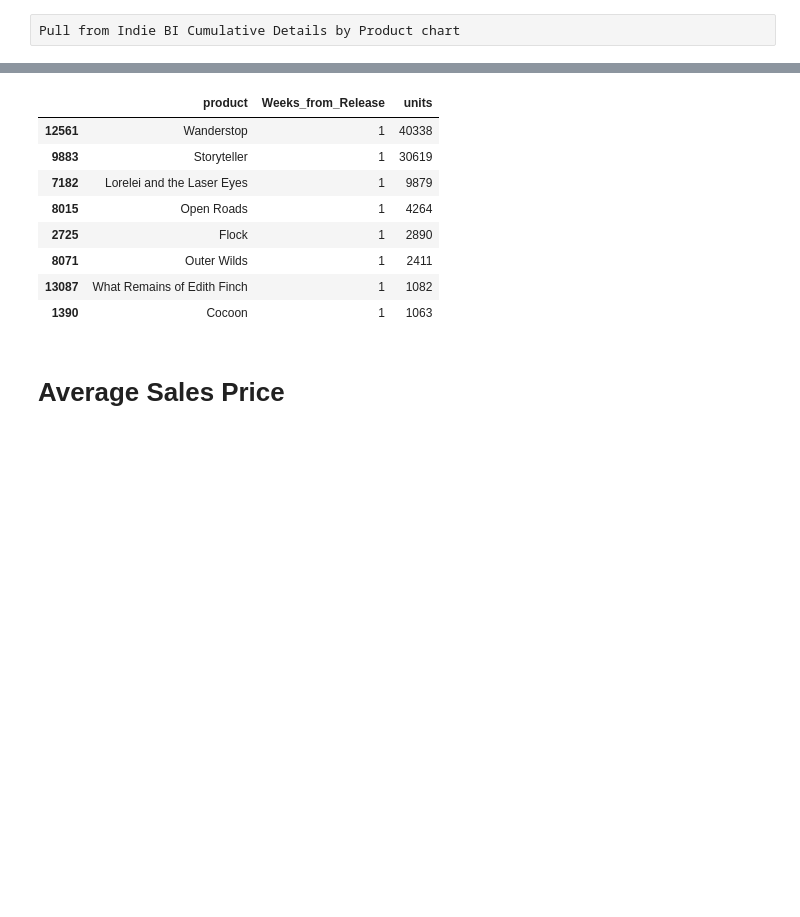
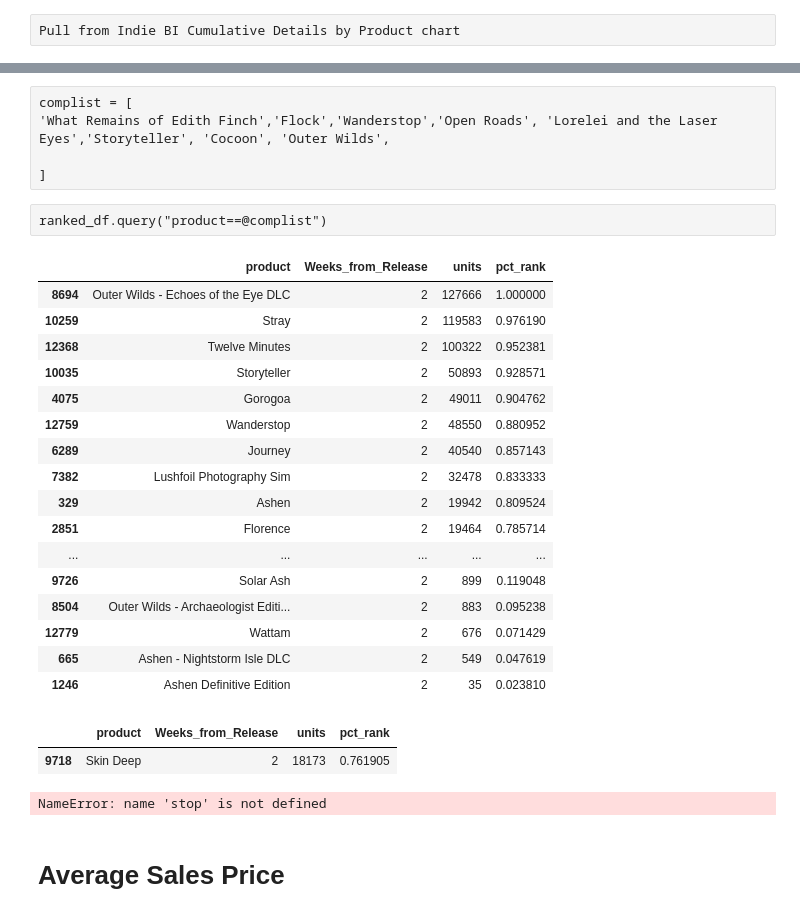
Before and after one commit to dougsack/IndieBI-Sales-EDA, a Jupyter notebook: Comparison to Past Titles.ipynb, the cells around one changed output, grey strips where cells are left out. Cells and saved outputs as stored; diff of their text form; code cells hidden in the pictures; blank space fills up the shorter version.

```diff
--- a/Comparison to Past Titles.ipynb
+++ b/Comparison to Past Titles.ipynb
@@ -134,15 +181,41 @@ complist = [
-# %%
-ranked_df.query("product==@complist")
-# %% [output]
-|  | product | Weeks_from_Release | units |
-| 12561 | Wanderstop | 1 | 40338 |
-| 9883 | Storyteller | 1 | 30619 |
-| 7182 | Lorelei and the Laser Eyes | 1 | 9879 |
-| 8015 | Open Roads | 1 | 4264 |
-| 2725 | Flock | 1 | 2890 |
-| 8071 | Outer Wilds | 1 | 2411 |
-| 13087 | What Remains of Edith Finch | 1 | 1082 |
-| 1390 | Cocoon | 1 | 1063 |
+# %% [raw]
+complist = [
+'What Remains of Edith Finch','Flock','Wanderstop','Open Roads', 'Lorelei and the Laser Eyes','Storyteller', 'Cocoon', 'Outer Wilds',
+
+]
+# %% [raw]
+ranked_df.query("product==@complist")
+# %%
+df_filtered['pct_rank'] = df_filtered['units'].rank(pct=True)
+# %%
+df_filtered
+# %% [output]
+|  | product | Weeks_from_Release | units | pct_rank |
+| 8694 | Outer Wilds - Echoes of the Eye DLC | 2 | 127666 | 1.000000 |
+| 10259 | Stray | 2 | 119583 | 0.976190 |
+| 12368 | Twelve Minutes | 2 | 100322 | 0.952381 |
+| 10035 | Storyteller | 2 | 50893 | 0.928571 |
+| 4075 | Gorogoa | 2 | 49011 | 0.904762 |
+| 12759 | Wanderstop | 2 | 48550 | 0.880952 |
+| 6289 | Journey | 2 | 40540 | 0.857143 |
+| 7382 | Lushfoil Photography Sim | 2 | 32478 | 0.833333 |
+| 329 | Ashen | 2 | 19942 | 0.809524 |
+| 2851 | Florence | 2 | 19464 | 0.785714 |
+| ... | ... | ... | ... | ... |
+| 9726 | Solar Ash | 2 | 899 | 0.119048 |
+| 8504 | Outer Wilds - Archaeologist Editi... | 2 | 883 | 0.095238 |
+| 12779 | Wattam | 2 | 676 | 0.071429 |
+| 665 | Ashen - Nightstorm Isle DLC | 2 | 549 | 0.047619 |
+| 1246 | Ashen Definitive Edition | 2 | 35 | 0.023810 |
+# %%
+df_filtered.query("product==@title")
+# %% [output]
+|  | product | Weeks_from_Release | units | pct_rank |
+| 9718 | Skin Deep | 2 | 18173 | 0.761905 |
+# %%
+stop
+# %% [output]
+NameError: name 'stop' is not defined
 # %% [markdown]
 # Average Sales Price
 # %%
```
Also changed, not shown: parts of 22 cells of this notebook, 4 other files.
